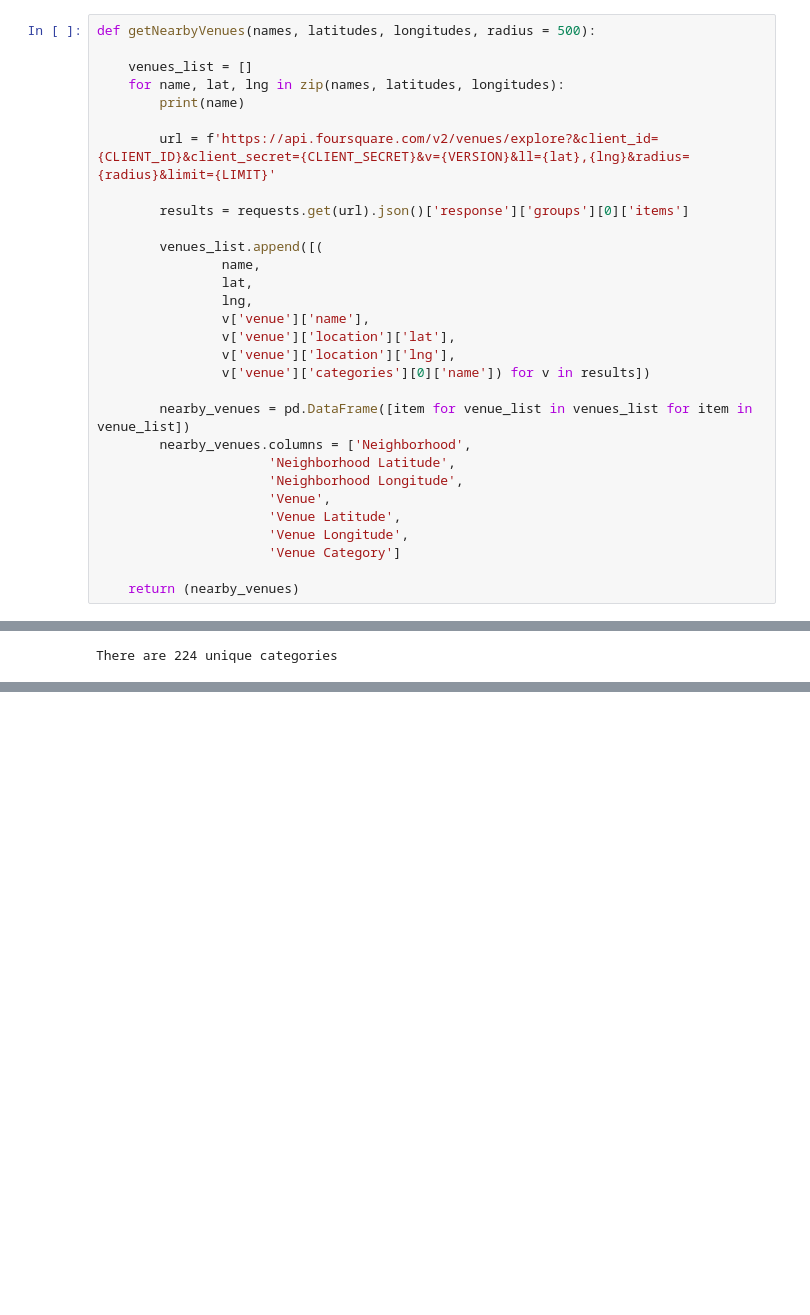
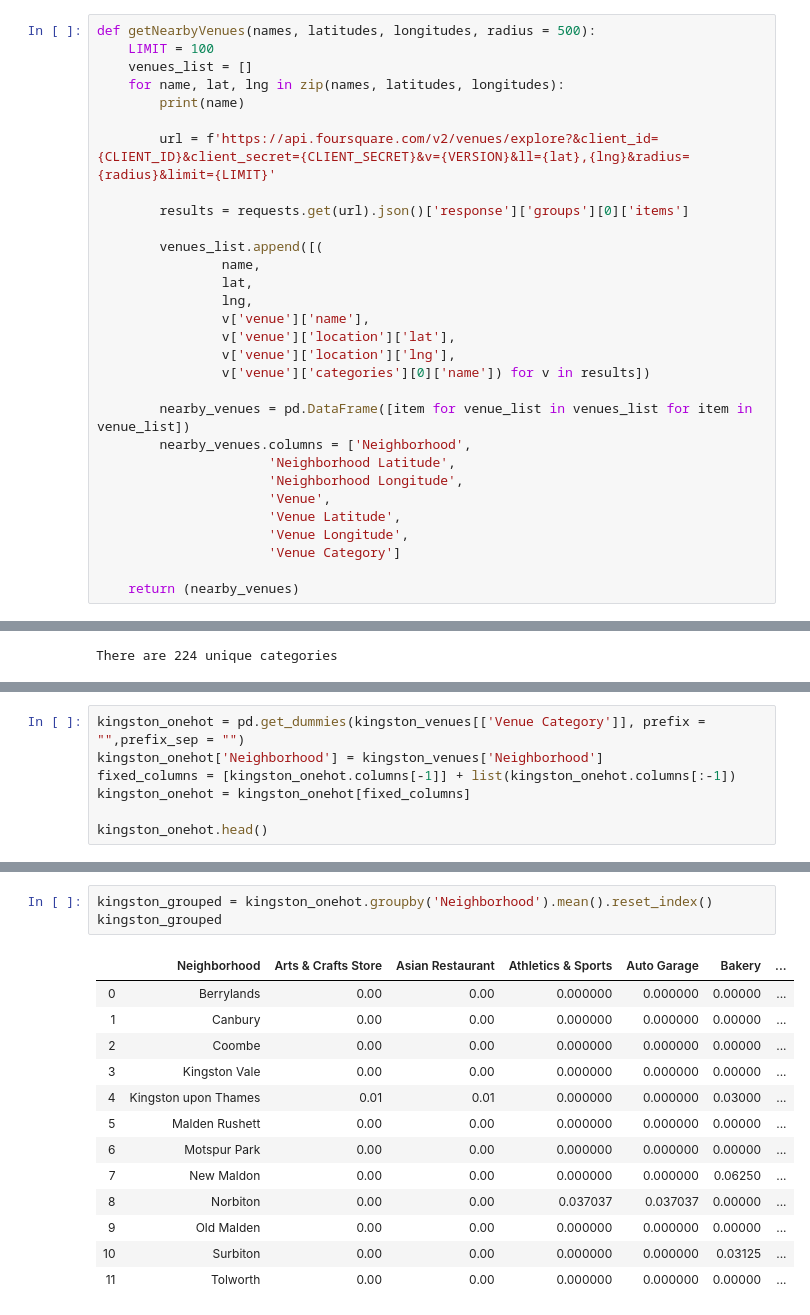
Before and after one commit to pratyushmp/Coursera_Capstone, a Jupyter notebook: The Battle of Neighborhoods/The Battle of Neighborhoods - London Neighborhood Clustering.ipynb, the cells around one changed output, grey strips where cells are left out. Drawn from its saved outputs; the diff is of its cells as text; blank space fills up the shorter version.

```diff
--- a/The Battle of Neighborhoods/The Battle of Neighborhoods - London Neighborhood Clustering.ipynb
+++ b/The Battle of Neighborhoods/The Battle of Neighborhoods - London Neighborhood Clustering.ipynb
@@ -448,7 +460,7 @@ CLIENT_ID: FCOTPNVLCVK0EFB5WQEW3TE51Y5AG1MHARD2W0OQ4Q2VG4WG
 CLIENT_SECRET:KPIH3QP3A4OEDQ05DBH41XG2NNNMTVTBUDRWAFONAQ2H3SEI
 # %%
 def getNearbyVenues(names, latitudes, longitudes, radius = 500):
-
+    LIMIT = 100
     venues_list = []
     for name, lat, lng in zip(names, latitudes, longitudes):
         print(name)
@@ -537,0 +548,7 @@ There are 224 unique categories
+# %%
+kingston_onehot = pd.get_dummies(kingston_venues[['Venue Category']], prefix = "",prefix_sep = "")
+kingston_onehot['Neighborhood'] = kingston_venues['Neighborhood']
+fixed_columns = [kingston_onehot.columns[-1]] + list(kingston_onehot.columns[:-1])
+kingston_onehot = kingston_onehot[fixed_columns]
+
+kingston_onehot.head()
@@ -537,0 +563,17 @@ There are 224 unique categories
+# %%
+kingston_grouped = kingston_onehot.groupby('Neighborhood').mean().reset_index()
+kingston_grouped
+# %% [output]
+|  | Neighborhood | Arts & Crafts Store | Asian Restaurant | Athletics & Sports | Auto Garage | Bakery | ... |
+| 0 | Berrylands | 0.00 | 0.00 | 0.000000 | 0.000000 | 0.00000 | ... |
+| 1 | Canbury | 0.00 | 0.00 | 0.000000 | 0.000000 | 0.00000 | ... |
+| 2 | Coombe | 0.00 | 0.00 | 0.000000 | 0.000000 | 0.00000 | ... |
+| 3 | Kingston Vale | 0.00 | 0.00 | 0.000000 | 0.000000 | 0.00000 | ... |
+| 4 | Kingston upon Thames | 0.01 | 0.01 | 0.000000 | 0.000000 | 0.03000 | ... |
+| 5 | Malden Rushett | 0.00 | 0.00 | 0.000000 | 0.000000 | 0.00000 | ... |
+| 6 | Motspur Park | 0.00 | 0.00 | 0.000000 | 0.000000 | 0.00000 | ... |
+| 7 | New Maldon | 0.00 | 0.00 | 0.000000 | 0.000000 | 0.06250 | ... |
+| 8 | Norbiton | 0.00 | 0.00 | 0.037037 | 0.037037 | 0.00000 | ... |
+| 9 | Old Malden | 0.00 | 0.00 | 0.000000 | 0.000000 | 0.00000 | ... |
+| 10 | Surbiton | 0.00 | 0.00 | 0.000000 | 0.000000 | 0.03125 | ... |
+| 11 | Tolworth | 0.00 | 0.00 | 0.000000 | 0.000000 | 0.00000 | ... |
```
Also changed, not shown: parts of 30 cells of this notebook.
